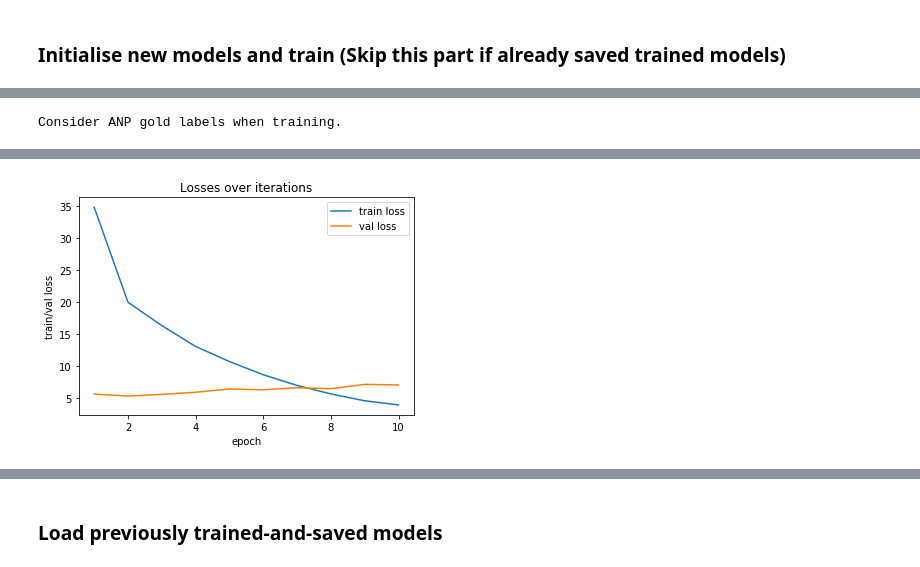
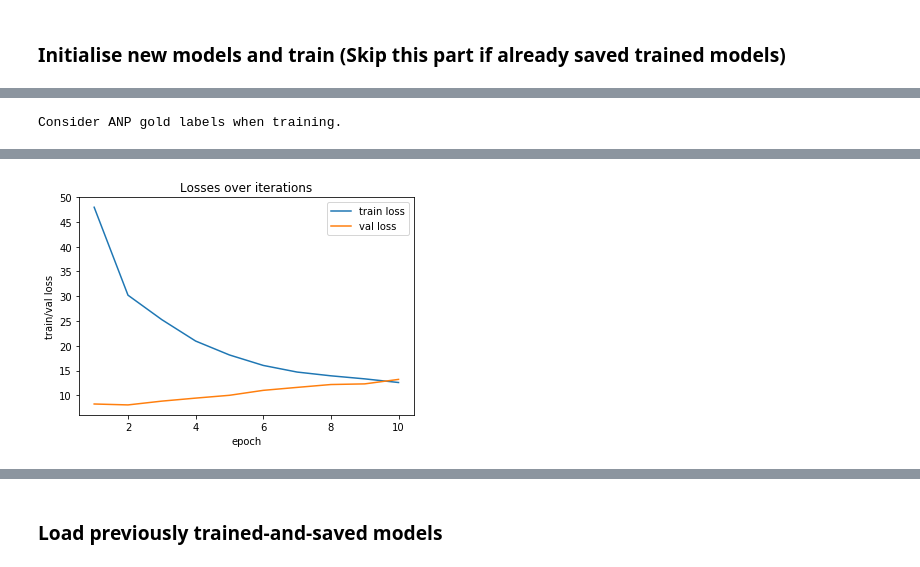
Before and after one commit to chickenbror/cog-ai-project, a Jupyter notebook: ProjectCodes.ipynb, the cells around one changed output, grey strips where cells are left out. Saved outputs shown, nothing was run; the diff lists cells and outputs as text; code cells hidden in the pictures.

```diff
--- a/ProjectCodes.ipynb
+++ b/ProjectCodes.ipynb
@@ -72,7 +72,13 @@ def get_imgs_with_ANPs(fn_caption_file, min_freq=50, keep_empty_adj=False,
                 ANPs = get_ANP(cap, add_empty_adj=True)
                 if ANPs == []:
                     continue
-                fn_ANP_dict[fn] = ANPs
+                # add new key, or expend the ANP list
+                if fn not in fn_ANP_dict:
+                    fn_ANP_dict[fn] = ANPs
+                else:
+                    current_ANPs = fn_ANP_dict[fn]
+                    new_ANPs = [x for x in ANPs if x not in current_ANPs]
+                    fn_ANP_dict[fn].extend(new_ANPs)
 
         # Save the parsed fn-ANPs dict for future use
         with open(pickle_fn, "wb") as f:
@@ -126,6 +132,6 @@ flickr8k_path = '/scratch/lt2318-h21-resources/03-image-captioning/data/flickr8k
 flickr8K_caps = flickr8k_path + 'captions.txt'
 flickr8K_imgs = flickr8k_path + 'Images/'
 
-adj_classes, noun_classes, ANP_classes, fn_ANPs = get_imgs_with_ANPs(flickr8K_caps, min_freq=50)
+adj_classes, noun_classes, ANP_classes, fn_ANPs = get_imgs_with_ANPs(flickr8K_caps, min_freq=150)
 # %% [output]
 Reading previously saved dictionary of Filename:Adj-Noun-Pairs...
@@ -211,0 +222,5 @@ valXY = convert_fn_anp_to_xy(val_fn_anp)
+# %%
+with open("trainXY.pkl", "rb") as trainf, open("valXY.pkl", "rb") as valf:
+    print("Load previously saved train and val data...")
+    trainXY = pickle.load(trainf)
+    valXY = pickle.load(valf)
@@ -233,7 +250,7 @@ class ResnetTagger(nn.Module):
 # %%
 class CrossTagger(nn.Module):
 
-    def __init__(self, n_adjs, n_nouns, hiddensize=1024, consider_anp_targets=False):
+    def __init__(self, n_adjs, n_nouns, hiddensize=1024, consider_anp_targets=False, fractorise_from="reps"):
         super().__init__()
 
         resnet = torchvision.models.resnet101(pretrained=True) # Pretrained ResNet101 model
@@ -266,6 +283,7 @@ class CrossTagger(nn.Module):
 
         self.sigm = nn.Sigmoid()
         self.consider_anp_targets = consider_anp_targets
+        self.fractorise_from = fractorise_from
 
 
     def forward(self, x):
@@ -276,8 +294,11 @@ class CrossTagger(nn.Module):
 
         if self.consider_anp_targets:
             # Multiply the adj/noun reps|sigmoids and go thru another fc layer
-#             cross_reps = self.cross_multiply(adj_reps, noun_reps) # AxN reps matrix of size= B, num_adjs*num_nouns
-            cross_reps = self.cross_multiply(adj_out, noun_out) # AxN Sigmoids matrix of size= B, num_adjs*num_nouns
+
+            if self.fractorise_from=="sigmoids": # cf. "semantic-ANP"
+                cross_reps = self.cross_multiply(adj_out, noun_out) # AxN Sigmoids matrix of size= B, num_adjs*num_nouns
+            if self.fractorise_from=="reps": # cf. "visual-ANP"
+                cross_reps = self.cross_multiply(adj_reps, noun_reps) # AxN reps matrix of size= B, num_adjs*num_nouns
 
             cross_reps = self.cross_fc(cross_reps) # BxA*N -> BxHidden
             cross_out = self.out_fc( resnet_out+cross_reps ) # BxHidden + BxHidden: ResNet rep + Cross reps
@@ -589,7 +614,7 @@ DONE!
 # %%
 # Residue+ AN-reps-CrossMul
-cross_anp_tagger_B = CrossTagger( len(adj_classes), len(noun_classes) )
+cross_anp_tagger_B = CrossTagger( len(adj_classes), len(noun_classes), fractorise_from="reps")
 cross_anp_tagger_B = train_crossmodel(cross_anp_tagger_B, 'cross-anp-tagger-B', trainXY, valXY, augment_imgs=False,
-                                      consider_anp_targets=True )
+                                      consider_anp_targets=True)
 # %% [output]
 Consider ANP gold labels when training.
@@ -612,4 +637,4 @@ Epoch 10 train+val time: 0:00:40 Total lapsed time: 0:06:41
 DONE!
-[figure, old version]
+[figure, new version]
 # %%
 # Residue+ AN-Sigmoids-CrossMul
```
Also changed, not shown: parts of 21 cells of this notebook, 3 other files.
